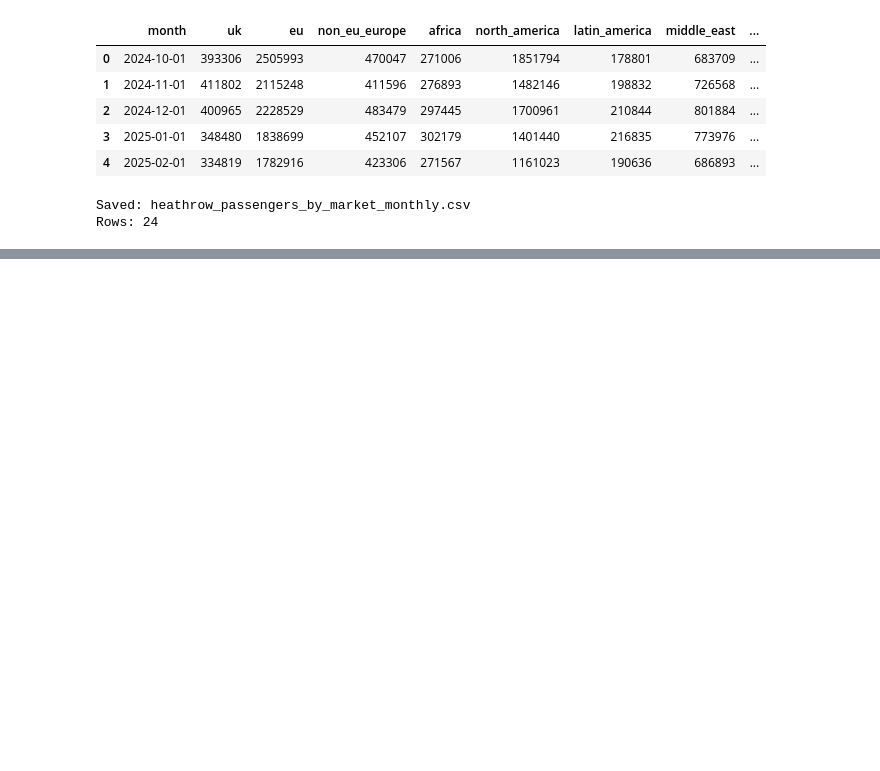
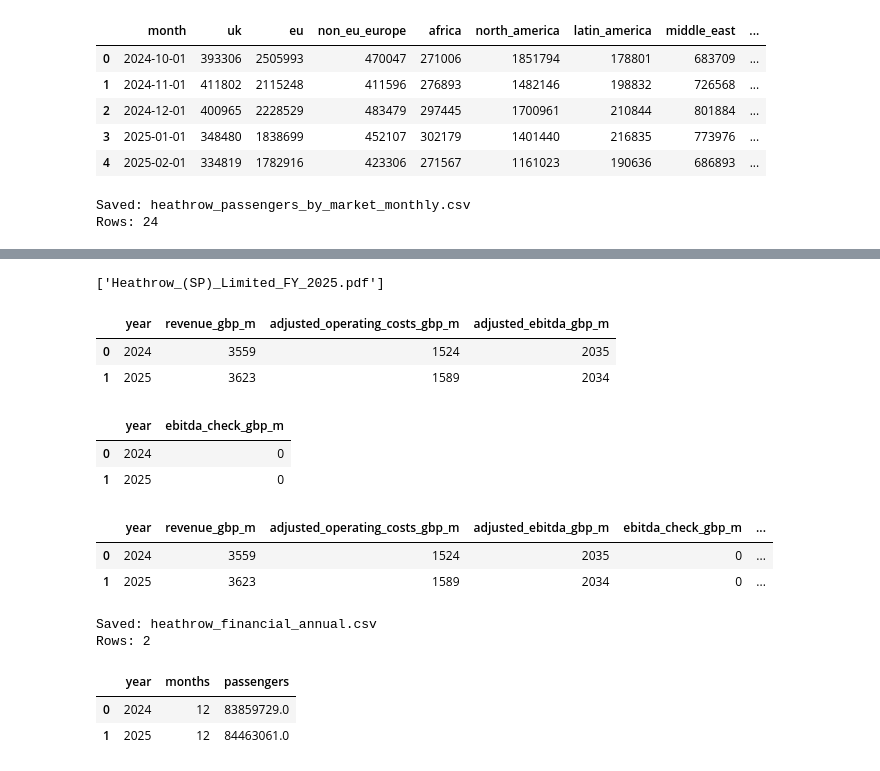
Before and after one commit to DafyddFuture/heathrow-forecasting-model, a Jupyter notebook: notebooks/01_data_collection_and_audit.ipynb, the cells around one changed output, grey strips where cells are left out. Drawn from its saved outputs; the diff is of its cells as text; code cells hidden in the pictures; blank space fills up the shorter version.

Commit message:
Add annual financial benchmarks and passenger metrics

```diff
--- a/notebooks/01_data_collection_and_audit.ipynb
+++ b/notebooks/01_data_collection_and_audit.ipynb
@@ -410,0 +422,76 @@ Rows: 24
+# %%
+pdf_files = sorted(
+    path.name
+    for path in RAW_DIR.iterdir()
+    if path.suffix.lower() == ".pdf"
+)
+
+pdf_files
+# %% [output]
+['Heathrow_(SP)_Limited_FY_2025.pdf']
+# %%
+financial_annual = pd.DataFrame({
+    "year": [2024, 2025],
+    "revenue_gbp_m": [3559, 3623],
+    "adjusted_operating_costs_gbp_m": [1524, 1589],
+    "adjusted_ebitda_gbp_m": [2035, 2034]
+})
+
+financial_annual
+# %% [output]
+|  | year | revenue_gbp_m | adjusted_operating_costs_gbp_m | adjusted_ebitda_gbp_m |
+| 0 | 2024 | 3559 | 1524 | 2035 |
+| 1 | 2025 | 3623 | 1589 | 2034 |
+# %%
+financial_annual["ebitda_check_gbp_m"] = (
+    financial_annual["revenue_gbp_m"]
+    - financial_annual["adjusted_operating_costs_gbp_m"]
+    - financial_annual["adjusted_ebitda_gbp_m"]
+)
+
+financial_annual[["year", "ebitda_check_gbp_m"]]
+# %% [output]
+|  | year | ebitda_check_gbp_m |
+| 0 | 2024 | 0 |
+| 1 | 2025 | 0 |
+# %%
+financial_annual["reporting_entity"] = "Heathrow (SP) Limited"
+financial_annual["data_status"] = "reported_actual"
+financial_annual["source_file"] = "Heathrow_(SP)_Limited_FY_2025.pdf"
+
+financial_annual
+# %% [output]
+|  | year | revenue_gbp_m | adjusted_operating_costs_gbp_m | adjusted_ebitda_gbp_m | ebitda_check_gbp_m | ... |
+| 0 | 2024 | 3559 | 1524 | 2035 | 0 | ... |
+| 1 | 2025 | 3623 | 1589 | 2034 | 0 | ... |
+# %%
+financial_output_path = (
+    PROJECT_ROOT / "data" / "processed"
+    / "heathrow_financial_annual.csv"
+)
+
+financial_annual.to_csv(financial_output_path, index=False)
+
+print("Saved:", financial_output_path.name)
+print("Rows:", len(financial_annual))
+# %% [output]
+Saved: heathrow_financial_annual.csv
+Rows: 2
+# %%
+annual_passengers = (
+    traffic.loc[
+        traffic["month"].between("2024-01-01", "2025-12-01")
+    ]
+    .assign(year=lambda df: df["month"].dt.year)
+    .groupby("year", as_index=False)
+    .agg(
+        months=("month", "nunique"),
+        passengers=("passengers", "sum")
+    )
+)
+
+annual_passengers
+# %% [output]
+|  | year | months | passengers |
+| 0 | 2024 | 12 | 83859729.0 |
+| 1 | 2025 | 12 | 84463061.0 |
```
Also changed, not shown: parts of 9 cells of this notebook, 1 other file.
